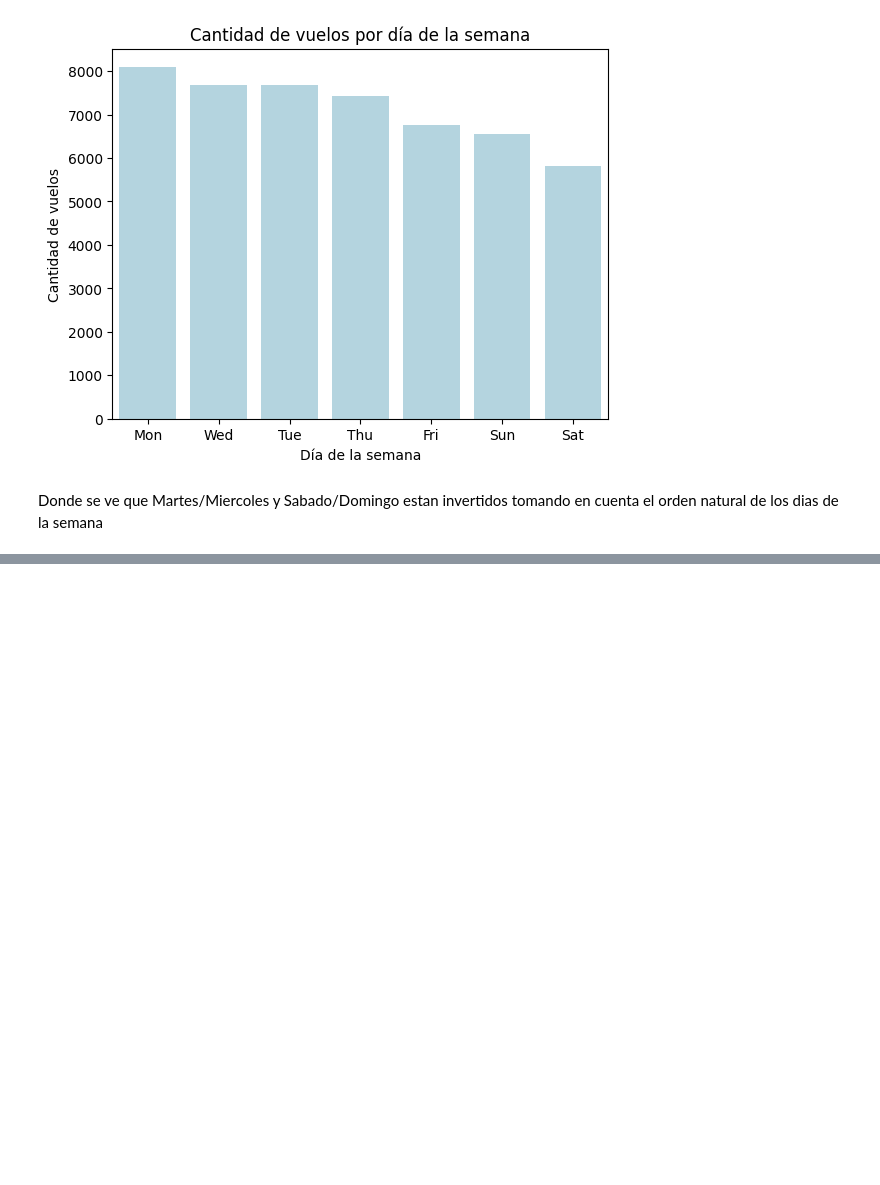
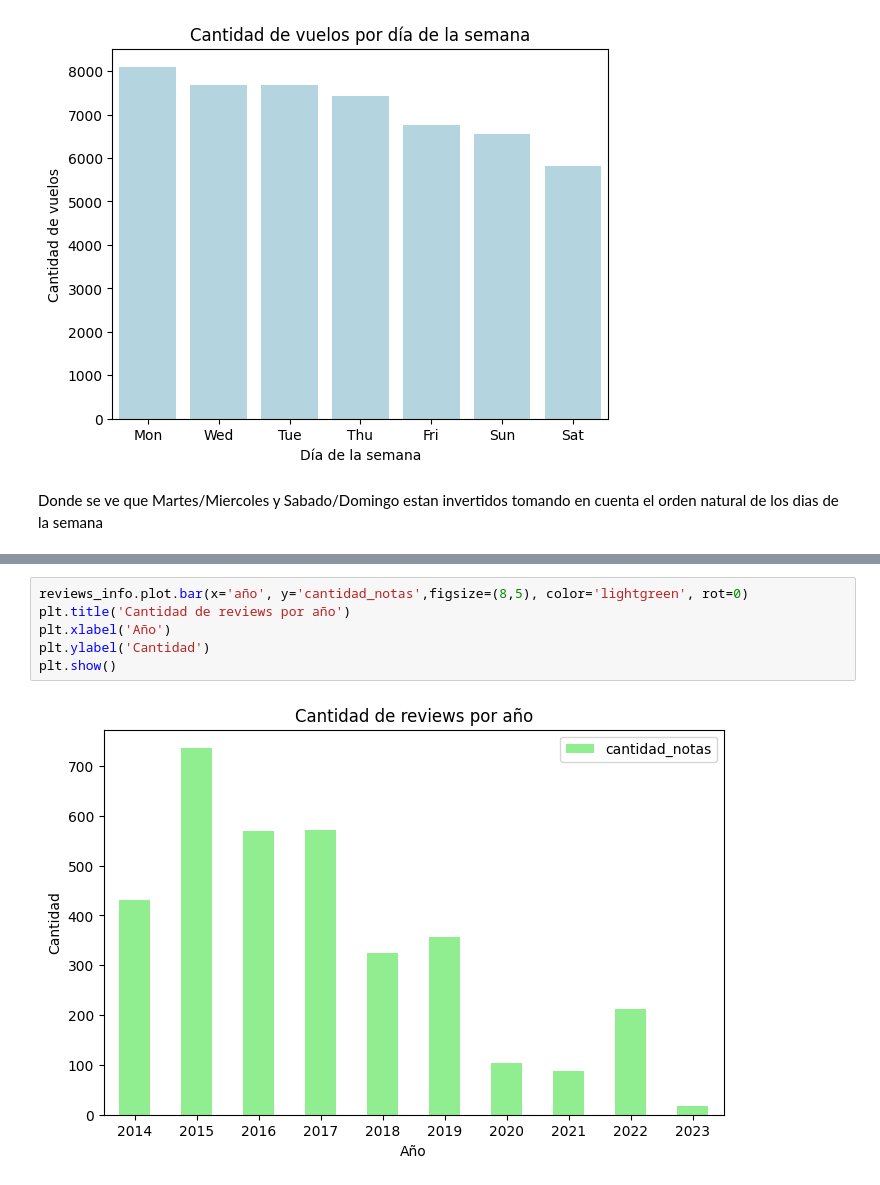
Before and after one commit to agalarza768/TP1-Orga_de_datos, a Jupyter notebook: TP_Orga.ipynb, the cells around one changed output, grey strips where cells are left out. Saved outputs shown, nothing was run; the diff lists cells and outputs as text; blank space fills up the shorter version.

```diff
--- a/TP_Orga.ipynb
+++ b/TP_Orga.ipynb
@@ -231,0 +278,8 @@ Donde se ve que Martes/Miercoles y Sabado/Domingo estan invertidos tomando en cu
+# %%
+reviews_info.plot.bar(x='año', y='cantidad_notas',figsize=(8,5), color='lightgreen', rot=0)
+plt.title('Cantidad de reviews por año')
+plt.xlabel('Año')
+plt.ylabel('Cantidad')
+plt.show()
+# %% [output]
+[figure, added]
```
Also changed, not shown: parts of 8 cells of this notebook.
